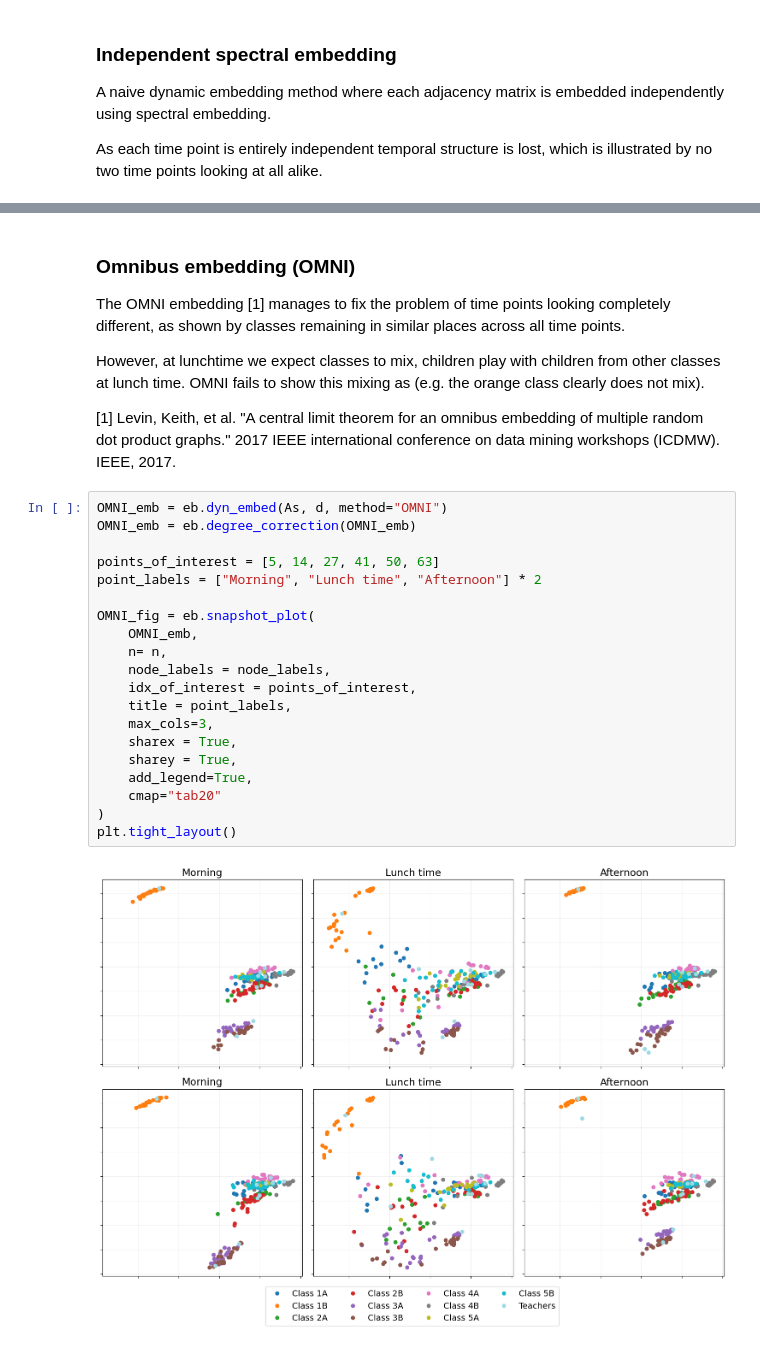
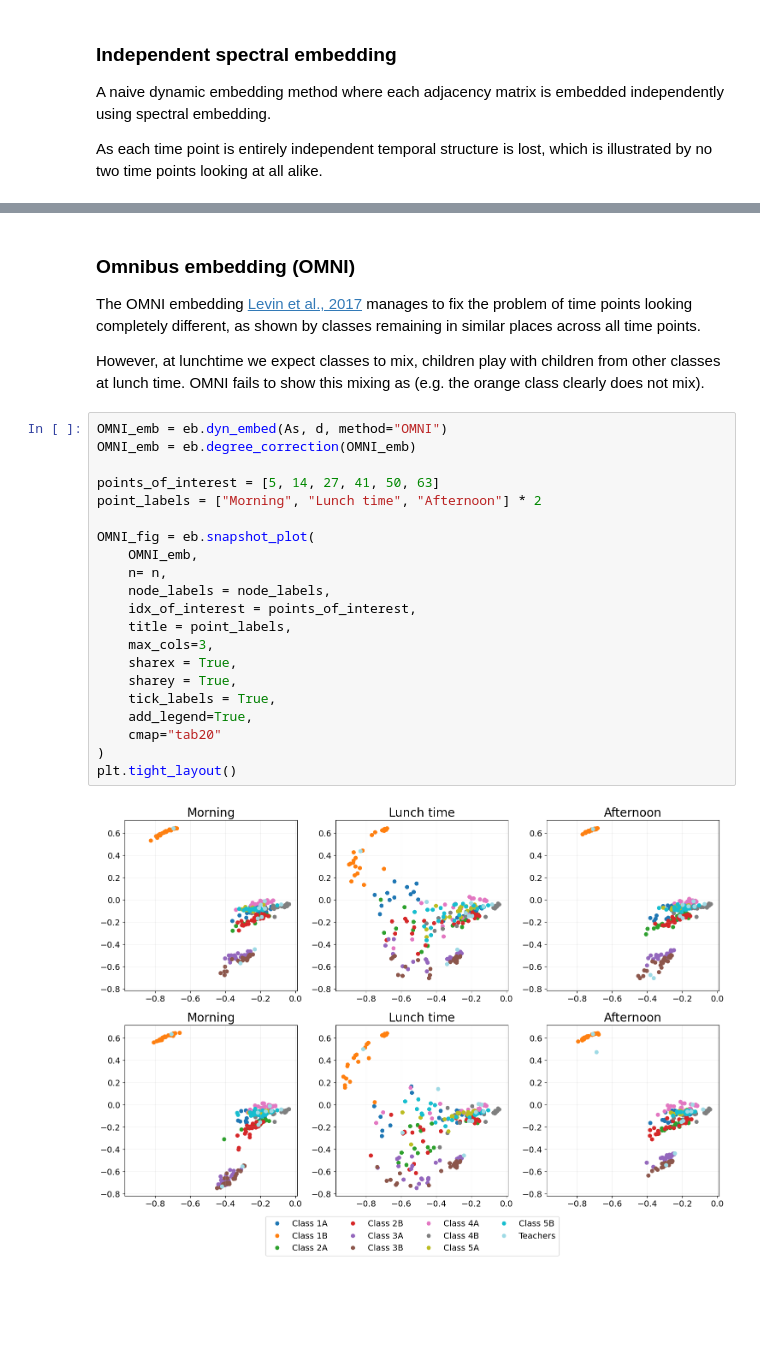
Before and after one commit to pyemb/pyemb, a Jupyter notebook: docs/source/tutorials/lyon.ipynb, the cells around one changed output, grey strips where cells are left out. Drawn from its saved outputs; the diff is of its cells as text; blank space fills up the shorter version.

```diff
--- a/docs/source/tutorials/lyon.ipynb
+++ b/docs/source/tutorials/lyon.ipynb
@@ -156,33 +165,32 @@ plt.tight_layout()
 # %% [markdown]
 ### Omnibus embedding (OMNI)
 
-The OMNI embedding [1] manages to fix the problem of time points looking completely different, as shown by classes remaining in similar places across all time points.
+The OMNI embedding [Levin et al., 2017](https://ieeexplore.ieee.org/abstract/document/8215766?casa_token=A8Vz_qKy3WoAAAAA:TcmJnZtU85qQGJCSTh765-qZnj_carcslkH_ZgRl6U1ffI7YvcDF8wtrGfWhImw-GO8O0OT0-pp5) manages to fix the problem of time points looking completely different, as shown by classes remaining in similar places across all time points.
 
 However, at lunchtime we expect classes to mix, children play with children from other classes at lunch time. OMNI fails to show this mixing as (e.g. the orange class clearly does not mix).
-
-[1] Levin, Keith, et al. "A central limit theorem for an omnibus embedding of multiple random dot product graphs." 2017 IEEE international conference on data mining workshops (ICDMW). IEEE, 2017.
 # %%
 OMNI_emb = eb.dyn_embed(As, d, method="OMNI")
 OMNI_emb = eb.degree_correction(OMNI_emb)
 
 points_of_interest = [5, 14, 27, 41, 50, 63]
 point_labels = ["Morning", "Lunch time", "Afternoon"] * 2
 
 OMNI_fig = eb.snapshot_plot(
     OMNI_emb,
     n= n,
     node_labels = node_labels,
     idx_of_interest = points_of_interest,
     title = point_labels,
     max_cols=3,
     sharex = True,
     sharey = True,
+    tick_labels = True,
     add_legend=True,
     cmap="tab20"
 )
 plt.tight_layout()
 # %% [output]
-[figure, old version]
+[figure, new version]
 # %% [markdown]
 ### UASE
 
```
Also changed, not shown: parts of 16 cells of this notebook, 9 other files.
